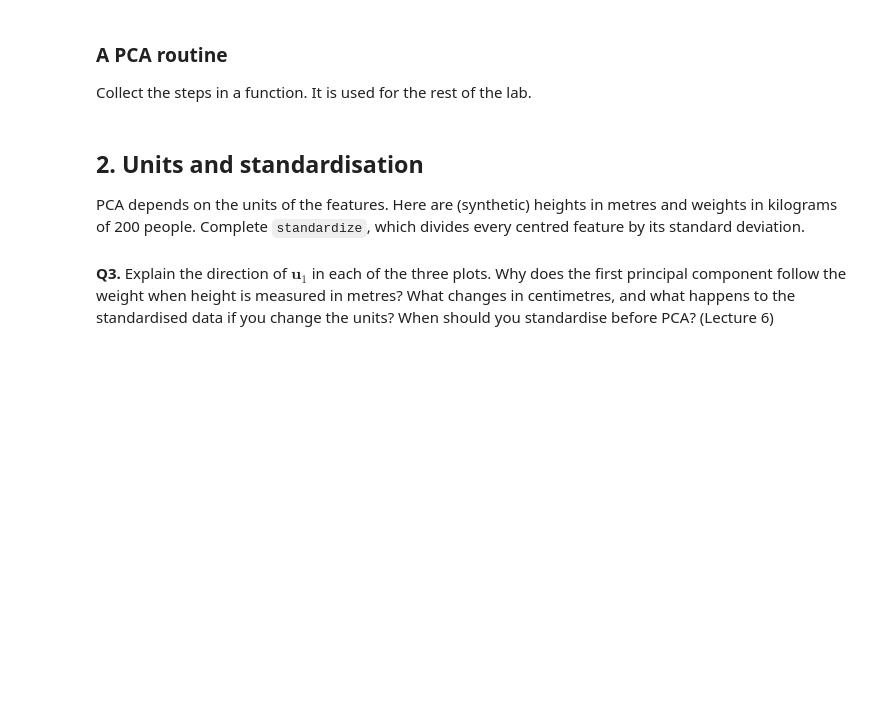
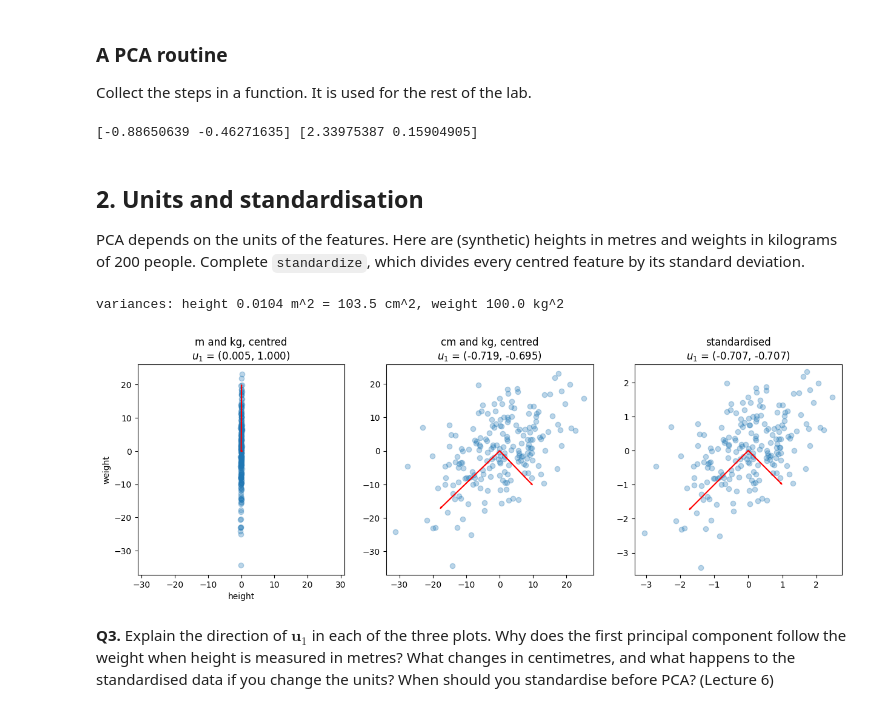
Before and after one commit to MarcusBoivie/Mathematical-Introduction-to-Machine-Learning, a Jupyter notebook: ca1/lab1b-pca.ipynb, the cells around one changed output. Saved outputs shown, nothing was run; the diff lists cells and outputs as text; code cells hidden in the pictures; blank space fills up the shorter version.

```diff
--- a/ca1/lab1b-pca.ipynb
+++ b/ca1/lab1b-pca.ipynb
@@ -157,15 +165,17 @@ def pca(X, M):
     # Returns B (D x M), whose columns are the first M principal directions, and
     # lam, all D eigenvalues of S in decreasing order.
     N, D = X.shape
-    S = ...                  # EDIT
+    S = (X.T @ X) / N                  # EDIT
     lam, U = np.linalg.eigh(S)
     lam, U = lam[::-1], U[:, ::-1]
     lam = np.maximum(lam, 0)    # zero eigenvalues can come out as -1e-17 because of rounding
-    B = ...                  # EDIT
+    B = U[:, :M]                  # EDIT
     return B, lam
 
 B, lam = pca(X, 1)
 print(B.ravel(), lam)    # should agree with the results above (B may have the opposite sign)
+# %% [output]
+[-0.88650639 -0.46271635] [2.33975387 0.15904905]
 # %% [markdown]
 ## 2. Units and standardisation
 
@@ -174,28 +184,31 @@ people. Complete `standardize`, which divides every centred feature by its stand
 # %%
 height = 1.75 + 0.10*rng.normal(size=200)                        # metres
 weight = 75 + 50*(height - 1.75) + 8*rng.normal(size=200)       # kilograms
 
 def centre(X):
     return X - X.mean(axis=0)
 
 def standardize(X):
     # centre every feature (column) and divide it by its standard deviation
-    return ...   # EDIT (hint: X.std(axis=0))
+    return (X - X.mean(axis=0)) / X.std(axis=0)   # EDIT (hint: X.std(axis=0))
 
 def plot_pc(ax, X, title):
     B, lam = pca(X, 2)
     ax.scatter(X[:, 0], X[:, 1], alpha=0.3)
     for m in range(2):
         v = 2*np.sqrt(lam[m])*B[:, m]
         ax.arrow(0, 0, v[0], v[1], color='r', width=0.01*np.sqrt(lam[0]), length_includes_head=True)
     ax.set_title(title + f'\n$u_1$ = ({B[0, 0]:.3f}, {B[1, 0]:.3f})'); ax.axis('equal')
 
 print(f'variances: height {height.var():.4f} m^2 = {(100*height).var():.1f} cm^2, weight {weight.var():.1f} kg^2')
 fig, ax = plt.subplots(1, 3, figsize=(15, 4.5))
 plot_pc(ax[0], centre(np.column_stack([height, weight])), 'm and kg, centred')
 plot_pc(ax[1], centre(np.column_stack([100*height, weight])), 'cm and kg, centred')
 plot_pc(ax[2], standardize(np.column_stack([height, weight])), 'standardised')
 ax[0].set_xlabel('height'); ax[0].set_ylabel('weight');
+# %% [output]
+variances: height 0.0104 m^2 = 103.5 cm^2, weight 100.0 kg^2
+[figure, added]
 # %% [markdown]
 **Q3.** Explain the direction of $\boldsymbol u_1$ in each of the three plots. Why does the first principal component
 follow the weight when height is measured in metres? What changes in centimetres, and what happens to the standardised
```
Also changed, not shown: parts of 4 cells of this notebook.
